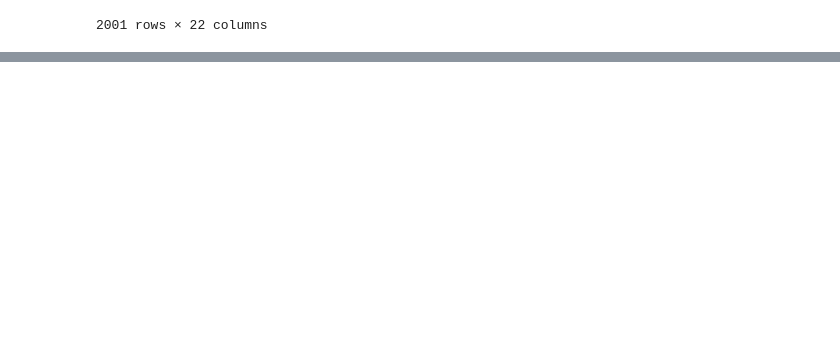
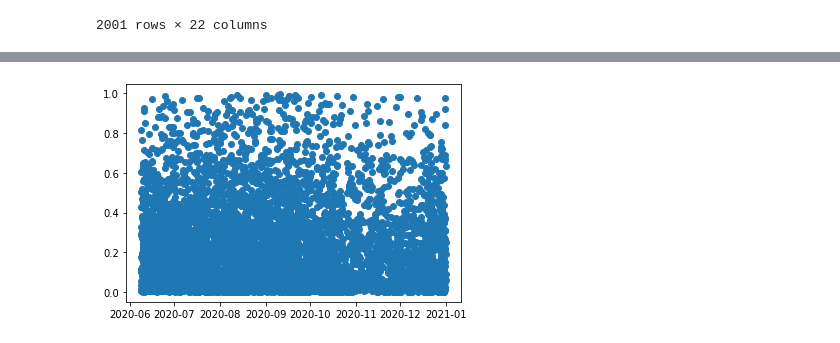
Before and after one commit to mayanb/econ2355, a Jupyter notebook: selftext_sentiments_MAYA.ipynb, the cells around one changed output, grey strips where cells are left out. Saved outputs shown, nothing was run; the diff lists cells and outputs as text; code cells hidden in the pictures; blank space fills up the shorter version.

```diff
--- a/selftext_sentiments_MAYA.ipynb
+++ b/selftext_sentiments_MAYA.ipynb
@@ -102,0 +269,12 @@ df_lab2
+# %%
+df1 = pd.read_pickle("maya_sentiments_last_7000.pkl")
+plt.scatter(df1['created_at_date'], df1['optimistic'])
+ # Depending on whether you use IPython or interactive mode, etc.
+
+# m, b = np.polyfit(df1['created_at_date'], df1['optimistic'], 1)
+# m = slope, b=intercept
+
+# plt.plot(x, m*x + b)
+plt.show()
+# %% [output]
+[figure, added]
```
Also changed, not shown: parts of 29 cells of this notebook, 2 other files.
